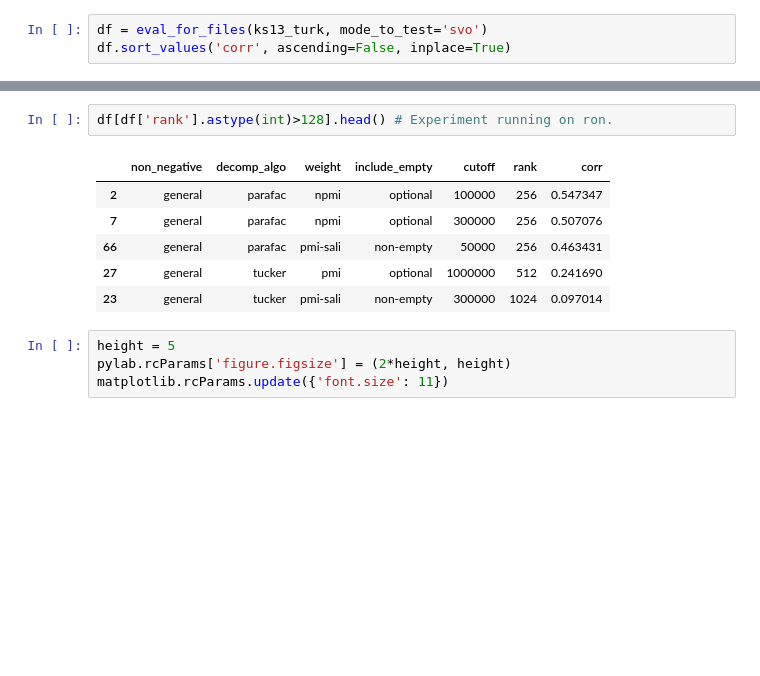
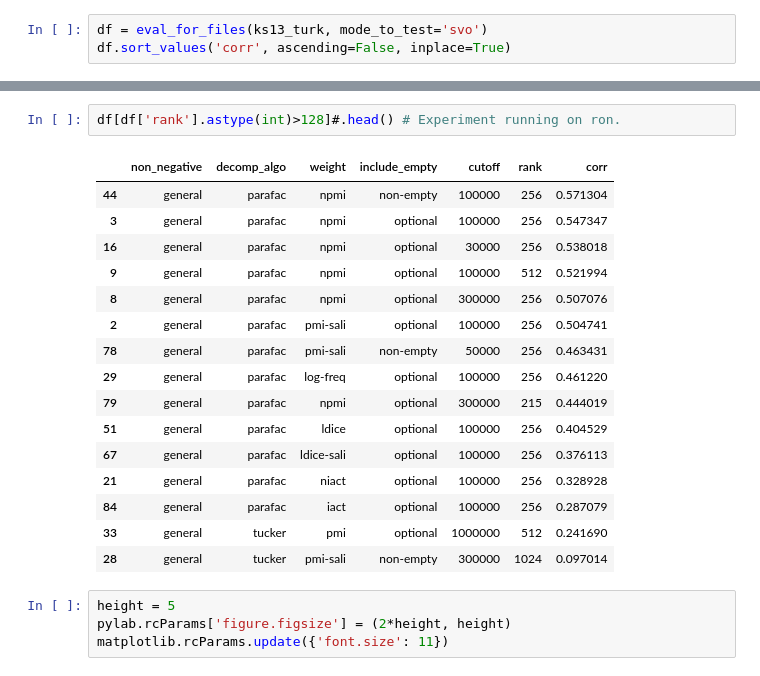
Before and after one commit to makrai/verb-tensor, a Jupyter notebook: eval.ipynb, the cells around one changed output, grey strips where cells are left out. Drawn from its saved outputs; the diff is of its cells as text; blank space fills up the shorter version.

```diff
--- a/eval.ipynb
+++ b/eval.ipynb
@@ -469,12 +486,22 @@ df[(df.non_negative=='nonneg')&(df.decomp_algo=='parafac')].head() # Experiments
 # %%
-df[df['rank'].astype(int)>128].head() # Experiment running on ron.
+df[df['rank'].astype(int)>128]#.head() # Experiment running on ron.
 # %% [output]
 |  | non_negative | decomp_algo | weight | include_empty | cutoff | rank | corr |
-| 2 | general | parafac | npmi | optional | 100000 | 256 | 0.547347 |
-| 7 | general | parafac | npmi | optional | 300000 | 256 | 0.507076 |
-| 66 | general | parafac | pmi-sali | non-empty | 50000 | 256 | 0.463431 |
-| 27 | general | tucker | pmi | optional | 1000000 | 512 | 0.241690 |
-| 23 | general | tucker | pmi-sali | non-empty | 300000 | 1024 | 0.097014 |
+| 44 | general | parafac | npmi | non-empty | 100000 | 256 | 0.571304 |
+| 3 | general | parafac | npmi | optional | 100000 | 256 | 0.547347 |
+| 16 | general | parafac | npmi | optional | 30000 | 256 | 0.538018 |
+| 9 | general | parafac | npmi | optional | 100000 | 512 | 0.521994 |
+| 8 | general | parafac | npmi | optional | 300000 | 256 | 0.507076 |
+| 2 | general | parafac | pmi-sali | optional | 100000 | 256 | 0.504741 |
+| 78 | general | parafac | pmi-sali | non-empty | 50000 | 256 | 0.463431 |
+| 29 | general | parafac | log-freq | optional | 100000 | 256 | 0.461220 |
+| 79 | general | parafac | npmi | optional | 300000 | 215 | 0.444019 |
+| 51 | general | parafac | ldice | optional | 100000 | 256 | 0.404529 |
+| 67 | general | parafac | ldice-sali | optional | 100000 | 256 | 0.376113 |
+| 21 | general | parafac | niact | optional | 100000 | 256 | 0.328928 |
+| 84 | general | parafac | iact | optional | 100000 | 256 | 0.287079 |
+| 33 | general | tucker | pmi | optional | 1000000 | 512 | 0.241690 |
+| 28 | general | tucker | pmi-sali | non-empty | 300000 | 1024 | 0.097014 |
 # %%
 height = 5
 pylab.rcParams['figure.figsize'] = (2*height, height)
```
Also changed, not shown: parts of 13 cells of this notebook.
